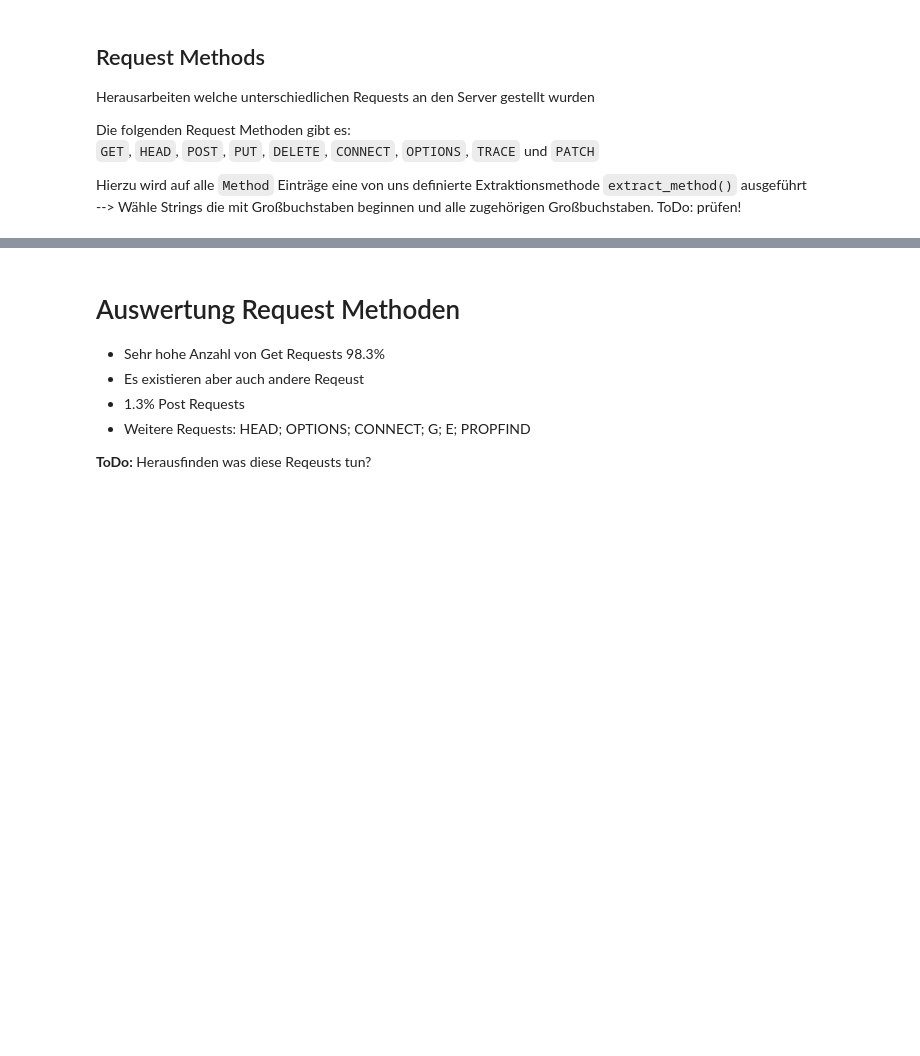
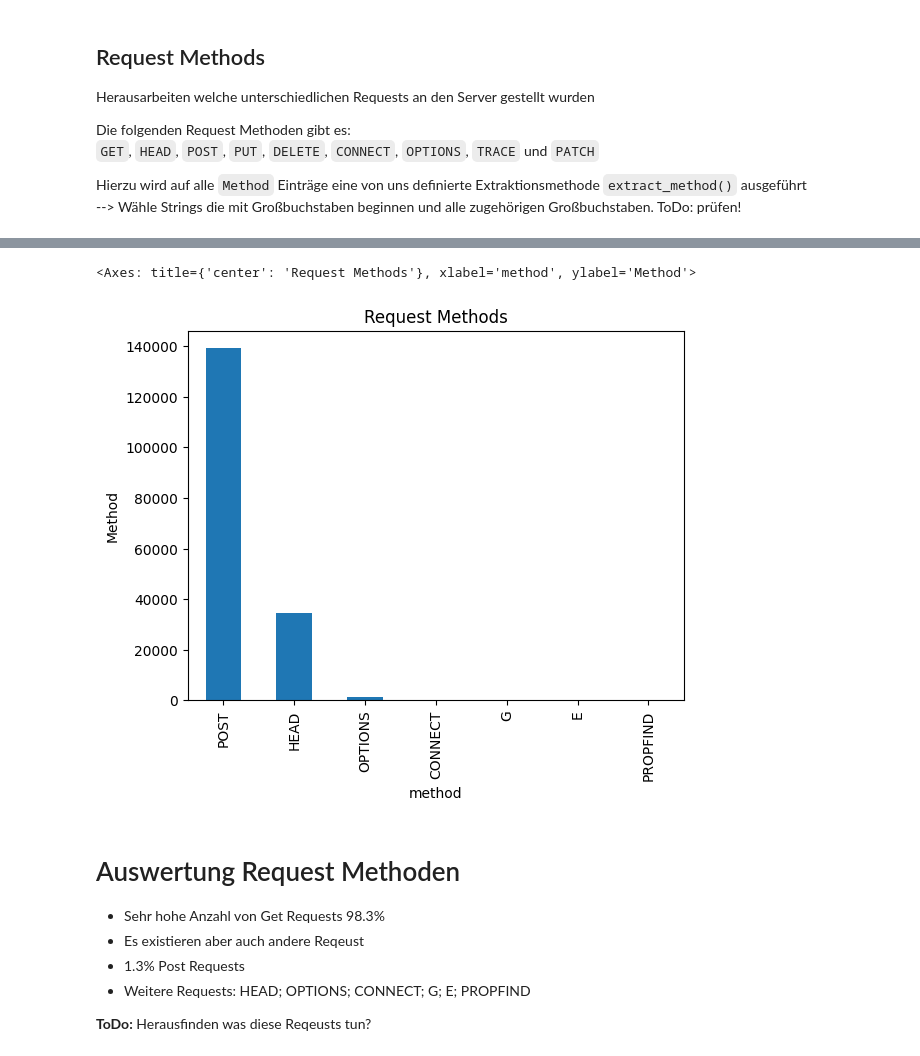
Before and after one commit to Flenz42/HSD-DAW-Pandas-SS23, a Jupyter notebook: project.ipynb, the cells around one changed output, grey strips where cells are left out. Saved outputs shown, nothing was run; the diff lists cells and outputs as text; code cells hidden in the pictures; blank space fills up the shorter version.

```diff
--- a/project.ipynb
+++ b/project.ipynb
@@ -10,23 +11,4 @@ import user_agents as ua
 #import janitor
-# %%
-# Helpers
-
-def filter_other(data, threshold_pct=0.03):
-    total = sum(data)
-    print(total)
-    threshold_abs = threshold_pct * total
-    filtered_data = data.loc[data >= threshold_abs]
-    excluded_data = data.loc[data < threshold_abs]
-    total_excluded = sum(excluded_data)
-    filtered_data['Other'] = total_excluded
-    return filtered_data
-
-def autopct_format(values):
-    def my_format(pct):
-        total = sum(values)
-        val = int(round(pct*total/100.0))
-        return '{:.1f}%\n({v:d})'.format(pct, v=val)
-    return my_format
 # %% [markdown]
 # Vorbereitung: Einlesen der Daten
 - Schwierigkeit: Größe des Datensatzes: 10.365.152 Daten (über 10 Milionen)
@@ -266,7 +312,10 @@ method_counts_other.plot(kind='pie', title='Request Methods', ylabel='Method', a
 # %%
 # ToDo: prüfen / absprechen --> ggf. auch noch Grafik in der die Get Requests raus sind -> zeigt anderes Besser
 method_counts_without_get = method_counts.drop(labels = 'GET')
-method_counts_without_get.plot(kind='pie', title='Request Methods', ylabel='Method', autopct=autopct_format(method_counts_without_get))
+method_counts_without_get.plot(kind='bar', title='Request Methods', ylabel='Method', autopct=autopct_format(method_counts_without_get))
+# %% [output]
+<Axes: title={'center': 'Request Methods'}, xlabel='method', ylabel='Method'>
+[figure, added]
 # %%
 # ToDo: Entfernen -> wird Unnötig wenn wir alle ausgeben
 method_counts.sort_values(ascending=False).head()
```
Also changed, not shown: parts of 29 cells of this notebook, 2 other files.
